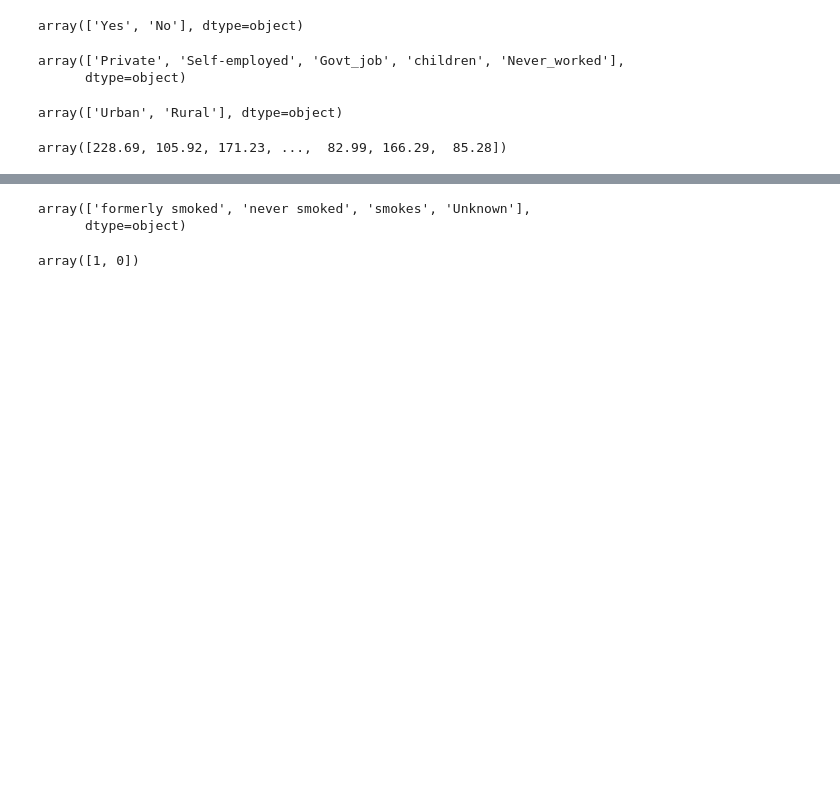
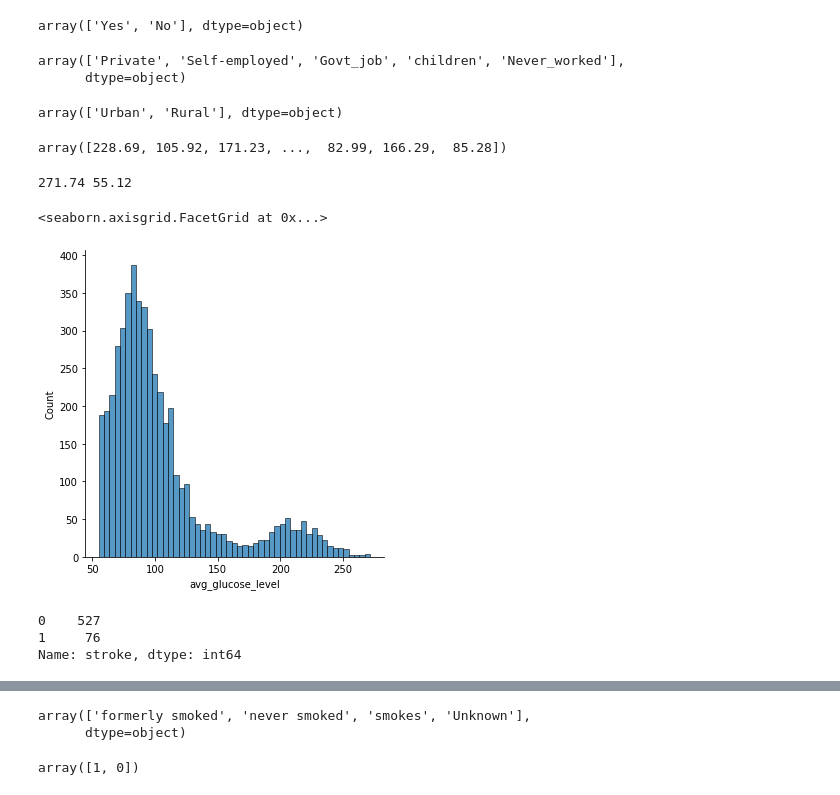
Before and after one commit to sanha-hwang/Stroke-prediction, a Jupyter notebook: Project2_Stroke_Prediction.ipynb, the cells around one changed output, grey strips where cells are left out. Cells and saved outputs as stored; diff of their text form; code cells hidden in the pictures; blank space fills up the shorter version.

```diff
--- a/Project2_Stroke_Prediction.ipynb
+++ b/Project2_Stroke_Prediction.ipynb
@@ -212,5 +212,20 @@ array(['Urban', 'Rural'], dtype=object)
 stroke_data['avg_glucose_level'].unique() #-> 필요 : 정규화모습 표현하기,  적정 혈당 수치 확인해보기, 이상치가 있을 확률있음
 # %% [output]
 array([228.69, 105.92, 171.23, ...,  82.99, 166.29,  85.28])
+# %%
+import seaborn as sns
+print(max(stroke_data['avg_glucose_level']),min(stroke_data['avg_glucose_level'])) # ->식후 혈당수치가 200이상이 되면 당뇨병 의심, 건강적신호,  가능한 수치임
+sns.displot(stroke_data['avg_glucose_level']) -> # 정상인의 혈당은 공복의 경우 60~120㎎/㎗, 식사 2시간 후의 혈당은 140㎎/㎗ 이하로 유지됩니다)
+# %% [output]
+271.74 55.12
+<seaborn.axisgrid.FacetGrid at 0x...>
+[figure, added]
+# %%
+glu_condition=(stroke_data['avg_glucose_level'] > 160) #->혈당이 높다해서 뇌졸증이 오는 것은 아님
+stroke_data[glu_condition]['stroke'].value_counts()
+# %% [output]
+0    527
+1     76
+Name: stroke, dtype: int64
 # %%
 stroke_data['bmi'].unique() #-> 필요 : 정규화모습 표현하기,  적정 bmi 확인해보기, 이상치가 있을 확률 있음
```
Also changed, not shown: parts of 23 cells of this notebook.
